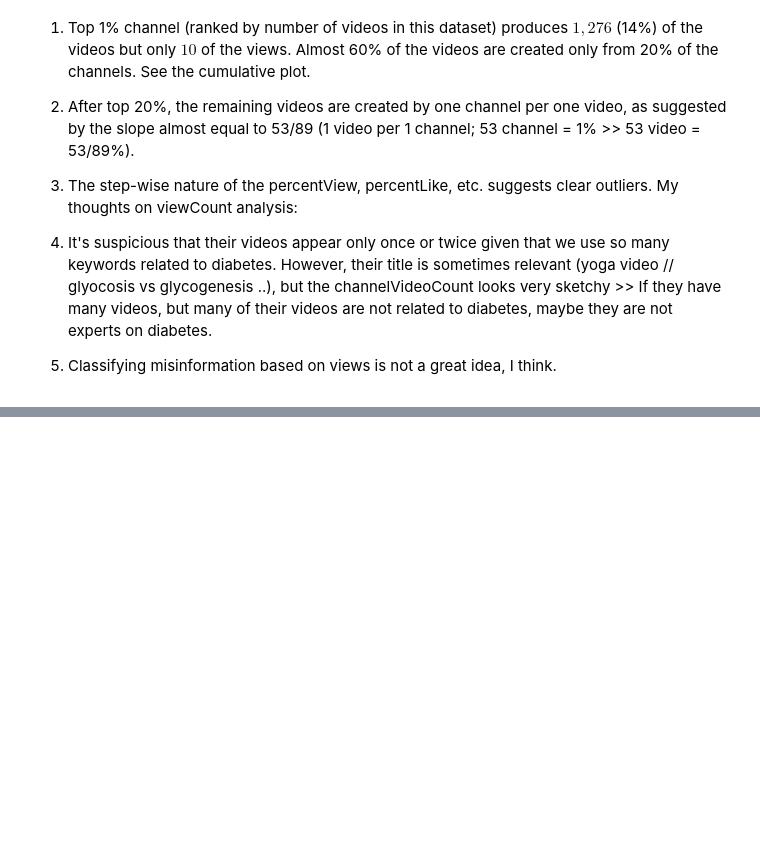
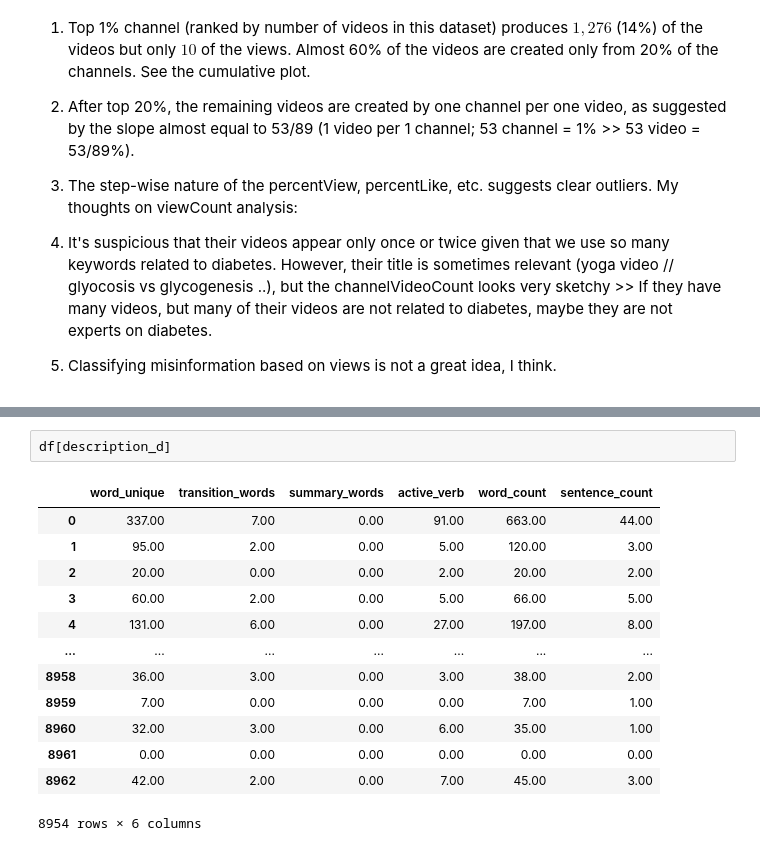
Before and after one commit to peemlerd/ada, a Jupyter notebook: descriptive.ipynb, the cells around one changed output, grey strips where cells are left out. Cells and saved outputs as stored; diff of their text form; blank space fills up the shorter version.

```diff
--- a/descriptive.ipynb
+++ b/descriptive.ipynb
@@ -368,0 +361,16 @@ df[df["channelTitle"].isin(bottomp_channel)]["rank"].mean()
+# %%
+df[description_d]
+# %% [output]
+|  | word_unique | transition_words | summary_words | active_verb | word_count | sentence_count |
+| 0 | 337.00 | 7.00 | 0.00 | 91.00 | 663.00 | 44.00 |
+| 1 | 95.00 | 2.00 | 0.00 | 5.00 | 120.00 | 3.00 |
+| 2 | 20.00 | 0.00 | 0.00 | 2.00 | 20.00 | 2.00 |
+| 3 | 60.00 | 2.00 | 0.00 | 5.00 | 66.00 | 5.00 |
+| 4 | 131.00 | 6.00 | 0.00 | 27.00 | 197.00 | 8.00 |
+| ... | ... | ... | ... | ... | ... | ... |
+| 8958 | 36.00 | 3.00 | 0.00 | 3.00 | 38.00 | 2.00 |
+| 8959 | 7.00 | 0.00 | 0.00 | 0.00 | 7.00 | 1.00 |
+| 8960 | 32.00 | 3.00 | 0.00 | 6.00 | 35.00 | 1.00 |
+| 8961 | 0.00 | 0.00 | 0.00 | 0.00 | 0.00 | 0.00 |
+| 8962 | 42.00 | 2.00 | 0.00 | 7.00 | 45.00 | 3.00 |
+8954 rows × 6 columns
```
Also changed, not shown: parts of 24 cells of this notebook, 2 other files.
